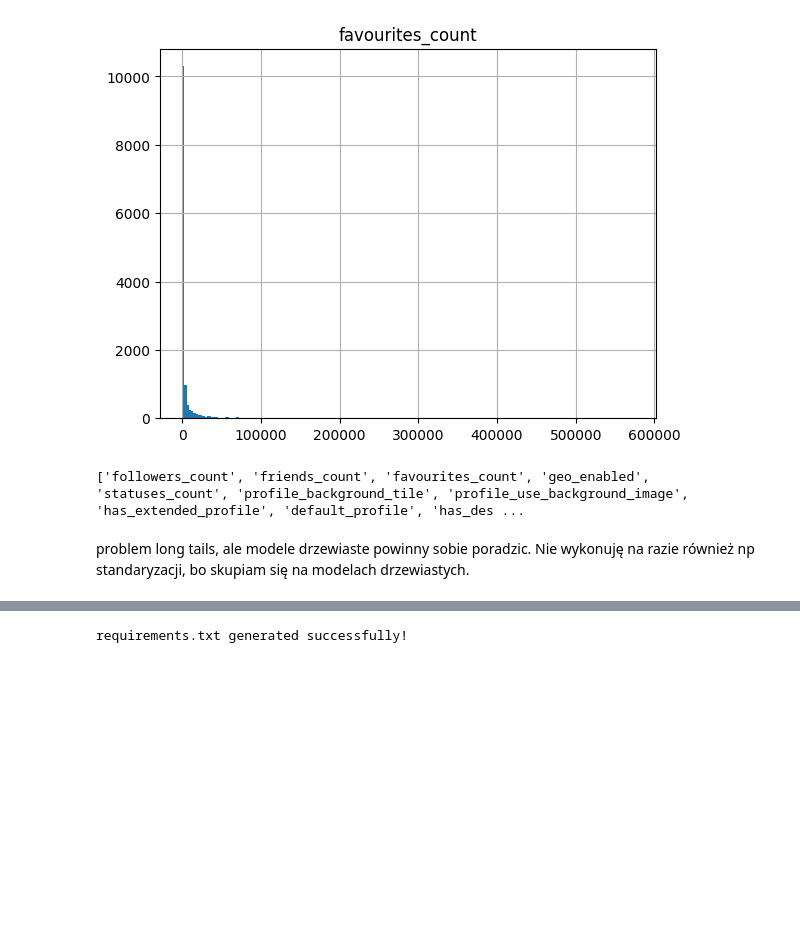
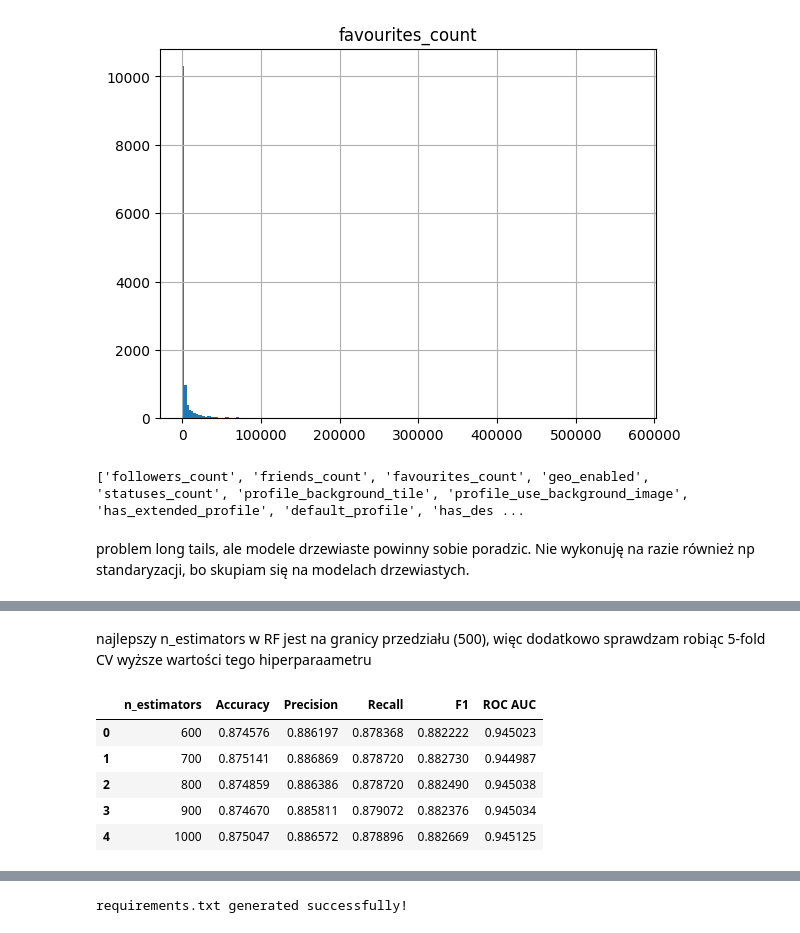
Before and after one commit to juliaaw0/mgr, a Jupyter notebook: boty.ipynb, the cells around one changed output, grey strips where cells are left out. Drawn from its saved outputs; the diff is of its cells as text; code cells hidden in the pictures; blank space fills up the shorter version.

```diff
--- a/boty.ipynb
+++ b/boty.ipynb
@@ -588,0 +616,53 @@ KeyboardInterrupt:
+# %% [markdown]
+najlepszy n_estimators w RF jest na granicy przedziału (500), więc dodatkowo sprawdzam robiąc 5-fold CV wyższe wartości tego hiperparaametru
+# %%
+n_estimators_values = [600, 700, 800, 900, 1000]
+
+rf_base_params = {
+    'max_depth': 24,
+    'max_features': None,
+    'min_samples_leaf': 3,
+    'random_state': 42
+}
+
+rf_n_estimators_results = []
+
+for n in n_estimators_values:
+    model = RandomForestClassifier(
+        n_estimators=n,
+        **rf_base_params
+    )
+
+    scores = cross_validate(
+        model,
+        X_train,
+        y_train,
+        cv=cv,
+        scoring={
+            'accuracy': 'accuracy',
+            'precision': 'precision',
+            'recall': 'recall',
+            'f1': 'f1',
+            'roc_auc': 'roc_auc'
+        },
+        n_jobs=-1
+    )
+
+    rf_n_estimators_results.append({
+        'n_estimators': n,
+        'Accuracy': scores['test_accuracy'].mean(),
+        'Precision': scores['test_precision'].mean(),
+        'Recall': scores['test_recall'].mean(),
+        'F1': scores['test_f1'].mean(),
+        'ROC AUC': scores['test_roc_auc'].mean()
+    })
+
+rf_n_estimators_df = pd.DataFrame(rf_n_estimators_results)
+display(rf_n_estimators_df)
+# %% [output]
+|  | n_estimators | Accuracy | Precision | Recall | F1 | ROC AUC |
+| 0 | 600 | 0.874576 | 0.886197 | 0.878368 | 0.882222 | 0.945023 |
+| 1 | 700 | 0.875141 | 0.886869 | 0.878720 | 0.882730 | 0.944987 |
+| 2 | 800 | 0.874859 | 0.886386 | 0.878720 | 0.882490 | 0.945038 |
+| 3 | 900 | 0.874670 | 0.885811 | 0.879072 | 0.882376 | 0.945034 |
+| 4 | 1000 | 0.875047 | 0.886572 | 0.878896 | 0.882669 | 0.945125 |
```
Also changed, not shown: parts of 8 cells of this notebook, 12 other files.
